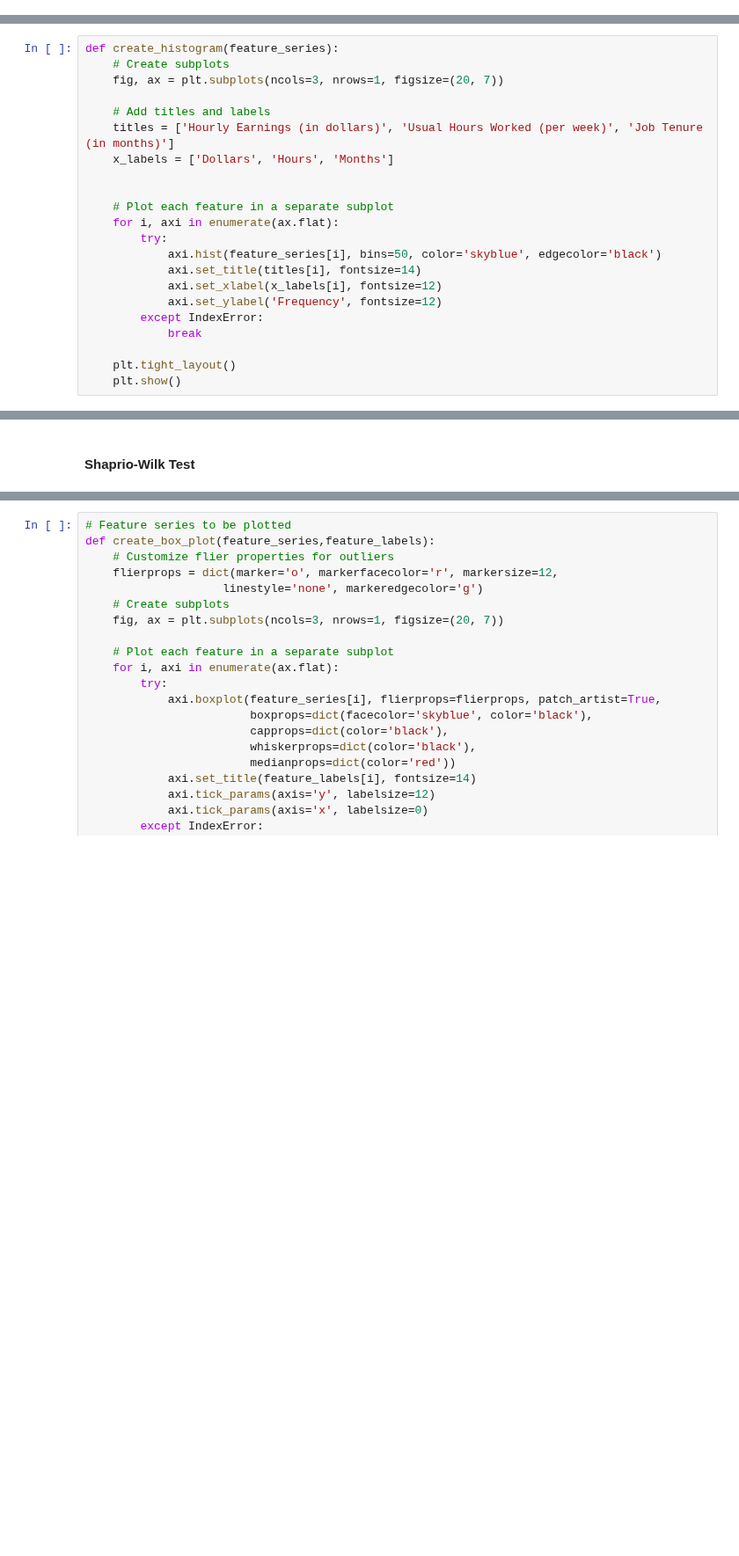
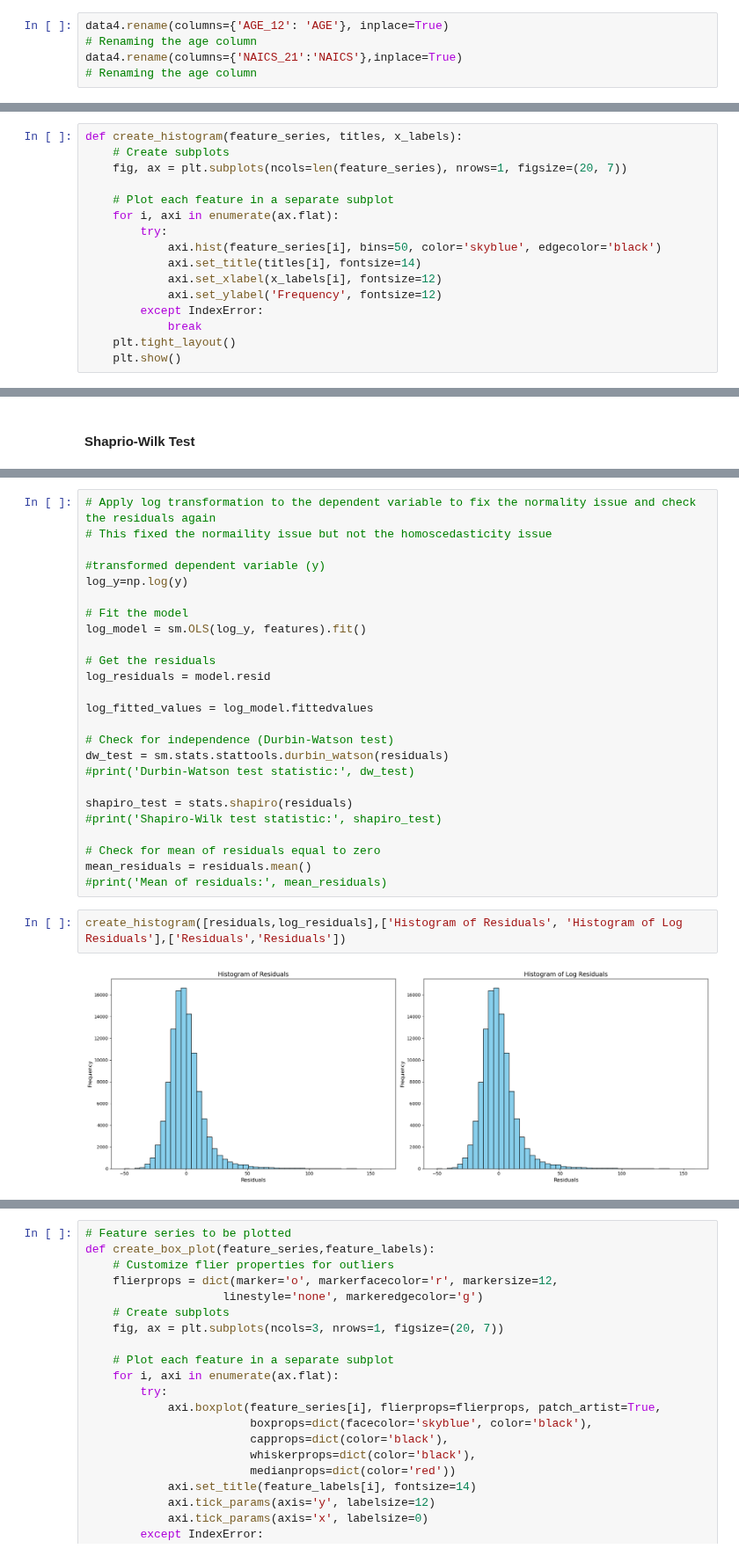
Before and after one commit to harpkang/CIND820_CAPSTONE, a Jupyter notebook: Code/kang_harpreet_code_cind820.ipynb, the cells around one changed output, grey strips where cells are left out. Shown at 88% size. Saved outputs shown, nothing was run; the diff lists cells and outputs as text; blank space fills up the shorter version.

```diff
--- a/Code/kang_harpreet_code_cind820.ipynb
+++ b/Code/kang_harpreet_code_cind820.ipynb
@@ -619,0 +637,5 @@ unique_values_table.reset_index(drop=True,inplace=True)
+# %%
+data4.rename(columns={'AGE_12': 'AGE'}, inplace=True)
+# Renaming the age column
+data4.rename(columns={'NAICS_21':'NAICS'},inplace=True)
+# Renaming the age column
@@ -622,14 +738,9 @@ unique_values_table.reset_index(drop=True,inplace=True)
 # %% [markdown]
 #### Creating a Histogram
 # %%
-def create_histogram(feature_series):
+def create_histogram(feature_series, titles, x_labels):
     # Create subplots
-    fig, ax = plt.subplots(ncols=3, nrows=1, figsize=(20, 7))
-
-    # Add titles and labels
-    titles = ['Hourly Earnings (in dollars)', 'Usual Hours Worked (per week)', 'Job Tenure (in months)']
-    x_labels = ['Dollars', 'Hours', 'Months']
-
+    fig, ax = plt.subplots(ncols=len(feature_series), nrows=1, figsize=(20, 7))
 
     # Plot each feature in a separate subplot
     for i, axi in enumerate(ax.flat):
@@ -640,6 +751,5 @@ def create_histogram(feature_series):
             axi.set_ylabel('Frequency', fontsize=12)
         except IndexError:
             break
-
     plt.tight_layout()
     plt.show()
@@ -666,0 +811,29 @@ print(f'Statistic: {stat}, p-value: {p}')
+# %%
+# Apply log transformation to the dependent variable to fix the normality issue and check the residuals again
+# This fixed the normaility issue but not the homoscedasticity issue
+
+#transformed dependent variable (y)
+log_y=np.log(y)
+
+# Fit the model
+log_model = sm.OLS(log_y, features).fit()
+
+# Get the residuals
+log_residuals = model.resid
+
+log_fitted_values = log_model.fittedvalues
+
+# Check for independence (Durbin-Watson test)
+dw_test = sm.stats.stattools.durbin_watson(residuals)
+#print('Durbin-Watson test statistic:', dw_test)
+
+shapiro_test = stats.shapiro(residuals)
+#print('Shapiro-Wilk test statistic:', shapiro_test)
+
+# Check for mean of residuals equal to zero
+mean_residuals = residuals.mean()
+#print('Mean of residuals:', mean_residuals)
+# %%
+create_histogram([residuals,log_residuals],['Histogram of Residuals', 'Histogram of Log Residuals'],['Residuals','Residuals'])
+# %% [output]
+[figure, added]
```
Also changed, not shown: parts of 75 cells of this notebook, 10 other files.
